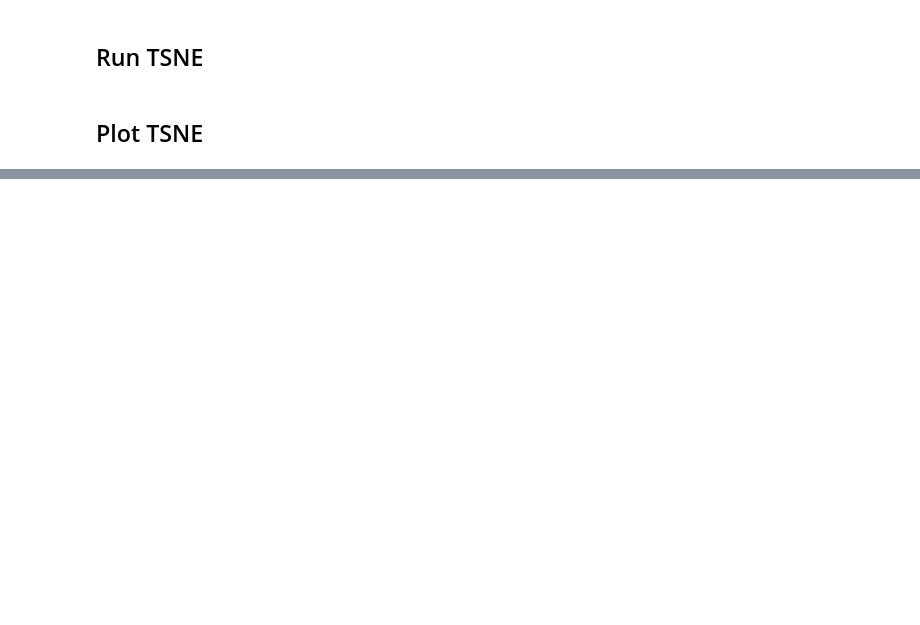
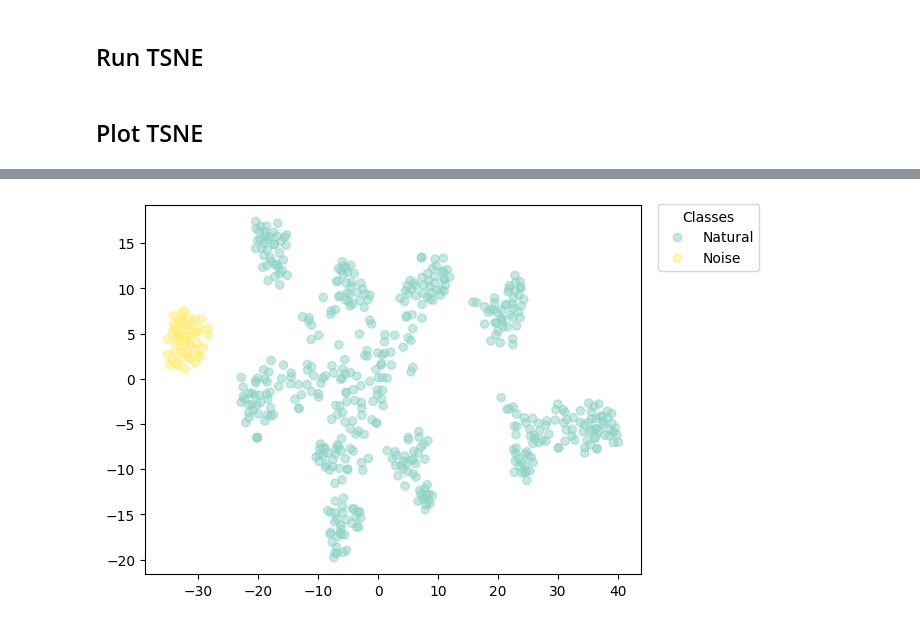
Before and after one commit to seungjaeryanlee/pure-noise, a Jupyter notebook: analysis_tsne.ipynb, the cells around one changed output, grey strips where cells are left out. Saved outputs shown, nothing was run; the diff lists cells and outputs as text; code cells hidden in the pictures; blank space fills up the shorter version.

```diff
--- a/analysis_tsne.ipynb
+++ b/analysis_tsne.ipynb
@@ -156,20 +189,3 @@ import matplotlib
 
 cmap = matplotlib.cm.get_cmap("Set3")
 colors = [cmap(i) for i in np.linspace(0, 1, 11)]
-# %%
-import matplotlib.pyplot as plt
-
-fig, ax = plt.subplots()
-for label in [0, 1, 8, 9, 10]:
-    filtered_outputs_tsne = outputs_tsne[labels == label]
-    filtered_labels = labels[labels == label]
-    sc = ax.scatter(
-        x=filtered_outputs_tsne[:, 0],
-        y=filtered_outputs_tsne[:, 1],
-        color=colors[label],
-        label=label,
-        alpha=0.5,
-    )
-ax.legend(loc="upper right", title="Classes")
-ax.set_title("t-SNE of validation set with random noise images")
-fig.show()
@@ -198,0 +212,21 @@ fig.show()
+# %%
+import matplotlib.pyplot as plt
+
+fig, ax = plt.subplots()
+sc = ax.scatter(
+    x=outputs_tsne[:, 0],
+    y=outputs_tsne[:, 1],
+    c=[1 if label == 10 else 0 for label in labels],
+    alpha=0.5,
+    cmap="Set3",
+)
+# produce a legend with the unique colors from the scatter
+legend_elements = sc.legend_elements()
+legend_elements[1][0] = "Natural"
+legend_elements[1][-1] = "Noise"
+plt.legend(*legend_elements, loc="upper left", title="Classes", bbox_to_anchor=(1.02, 1.02))
+# ax.set_title("t-SNE of validation set with random noise images")
+fig.savefig("tsne_binary.png", bbox_inches='tight')
+fig.show()
+# %% [output]
+[figure, added]
```
Also changed, not shown: parts of 14 cells of this notebook.
